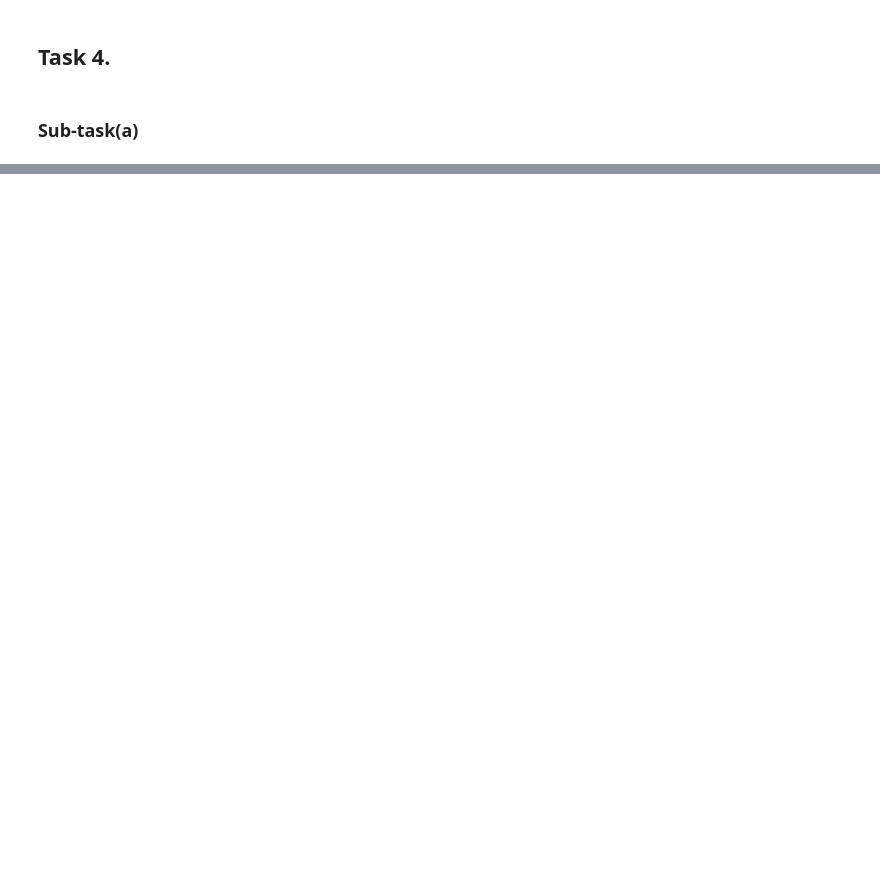
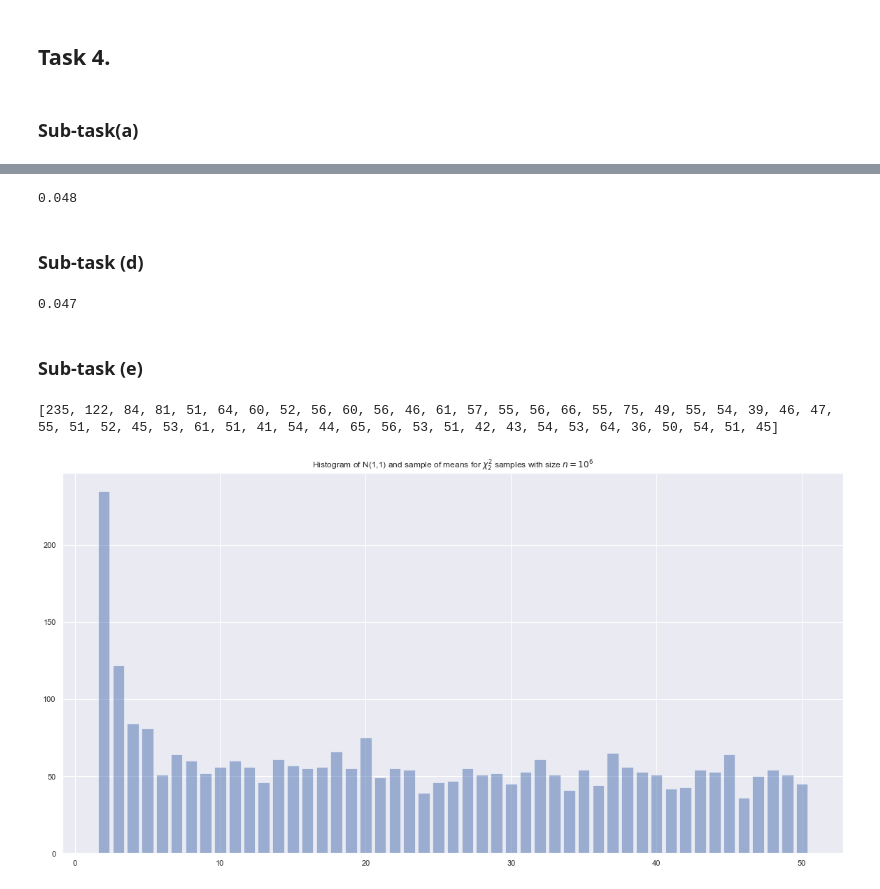
Before and after one commit to kai-wren/Statistic, a Jupyter notebook: Assignment1.ipynb, the cells around one changed output, grey strips where cells are left out. Cells and saved outputs as stored; diff of their text form; code cells hidden in the pictures; blank space fills up the shorter version.

```diff
--- a/Assignment1.ipynb
+++ b/Assignment1.ipynb
@@ -377,0 +472,71 @@ for i in dZ:
+# %%
+M = 1000
+pList=[]
+
+for i in range (0, M , 1):
+    d = np.random.normal(muX, np.sqrt(sigmaX), n)
+    t, p = stats.ttest_1samp(d, muX)
+    if p < alpha:
+        p=1
+    else:
+        p=0
+    pList.append(p)
+
+alphaHat = 0
+for i in pList:
+    alphaHat+=i
+
+alphaHat = alphaHat/M
+
+print(alphaHat)
+# %% [output]
+0.048
+# %% [markdown]
+### Sub-task (d)
+# %%
+df=3
+pList=[]
+
+for i in range (0, M , 1):
+    d = np.random.standard_t(df, n)
+    dZ=muX+(np.sqrt(sigmaX) * d)/np.sqrt(df)
+    t, p = stats.ttest_1samp(dZ, muX)
+    if p < alpha:
+        p=1
+    else:
+        p=0
+    pList.append(p)
+
+alphaHat = 0
+for i in pList:
+    alphaHat+=i
+
+alphaHat = alphaHat/M
+
+print(alphaHat)
+# %% [output]
+0.047
+# %% [markdown]
+### Sub-task (e)
+# %%
+alpha = 0.05
+dfRange = range(2, 51)
+cList=[]
+
+for df in dfRange:
+    c=0
+    for i in range (0, M, 1):
+        d=np.random.standard_t(df, n)
+        D, p = stats.kstest(d, 'norm')
+        if p < alpha:
+            c+=1
+    cList.append(c)
+# %%
+print(cList)
+plt.figure(figsize=(20,10))
+plt.bar(dfRange, cList, align='center', alpha=0.5)
+plt.title('Histogram of N(1,1) and sample of means for $\chi^2_2$ samples with size $n=10^6$')
+plt.show()
+# %% [output]
+[235, 122, 84, 81, 51, 64, 60, 52, 56, 60, 56, 46, 61, 57, 55, 56, 66, 55, 75, 49, 55, 54, 39, 46, 47, 55, 51, 52, 45, 53, 61, 51, 41, 54, 44, 65, 56, 53, 51, 42, 43, 54, 53, 64, 36, 50, 54, 51, 45]
+[figure, added]
```
Also changed, not shown: parts of 16 cells of this notebook, 1 other file.
